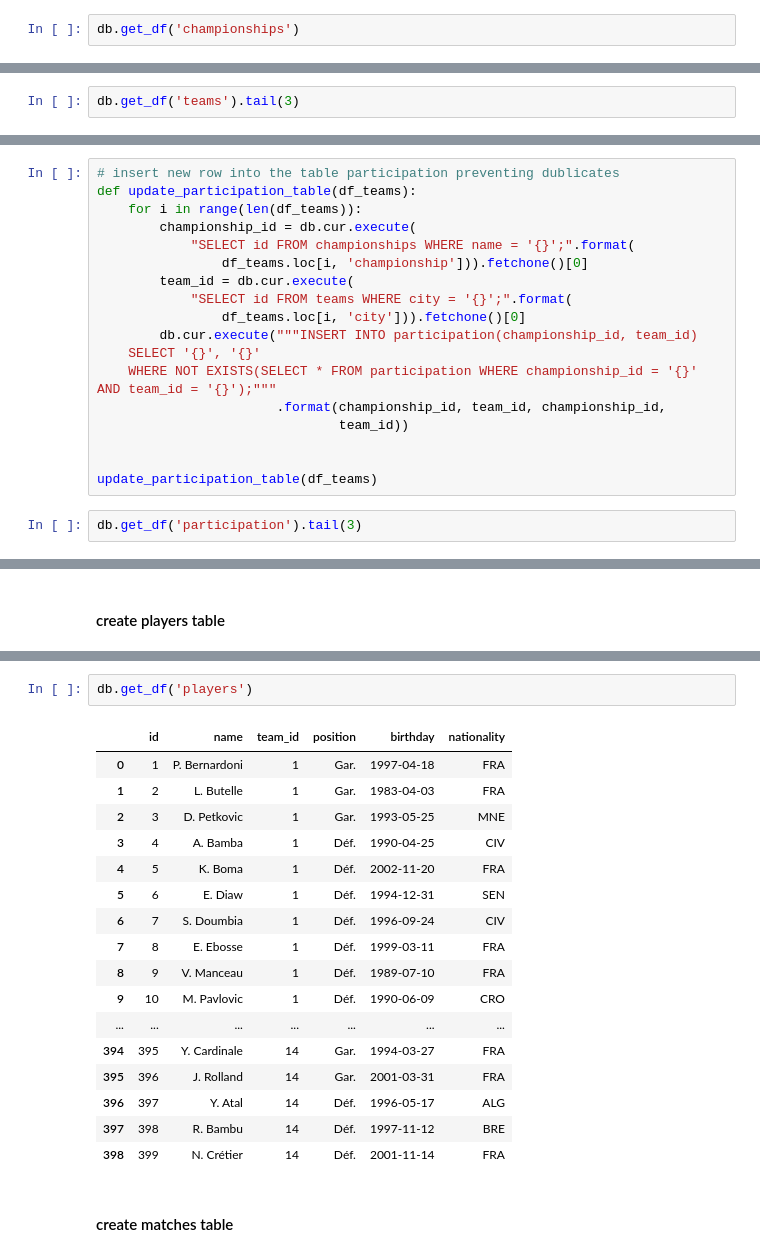
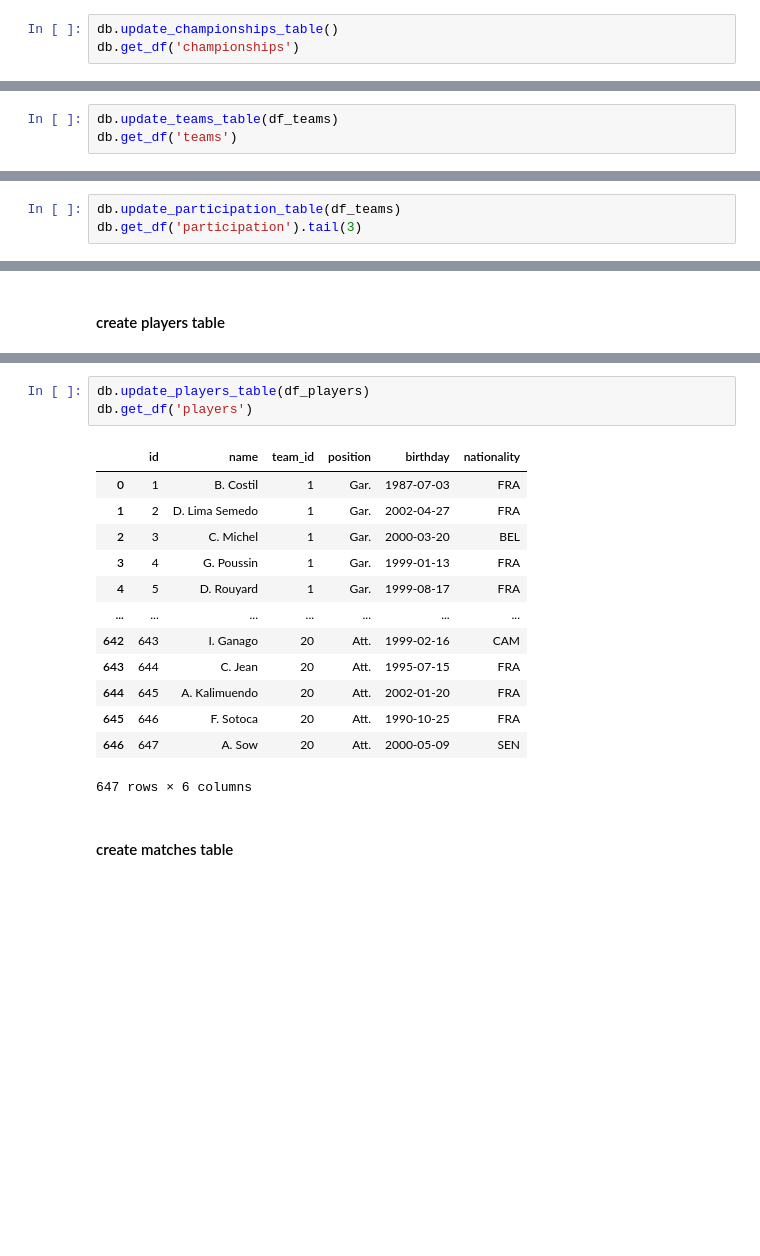
Before and after one commit to rolandina/foot-meteo, a Jupyter notebook: lequipe_scraping.ipynb, the cells around one changed output, grey strips where cells are left out. Cells and saved outputs as stored; diff of their text form; blank space fills up the shorter version.

```diff
--- a/lequipe_scraping.ipynb
+++ b/lequipe_scraping.ipynb
@@ -674,3 +684,4 @@ def insert_row(self, table_name, values):
 # %%
+db.update_championships_table()
 db.get_df('championships')
 # %% [output]
@@ -699,4 +692,5 @@ AND year_founded = "{}");"""
 # %%
-db.get_df('teams').tail(3)
+db.update_teams_table(df_teams)
+db.get_df('teams')
 # %% [output]
 |  | id | name | city | coach_name | year_founded |
@@ -706,24 +713,7 @@ db.get_df('teams').tail(3)
 # %% [markdown]
 #### create participation table
-# %%
-# insert new row into the table participation preventing dublicates
-def update_participation_table(df_teams):
-    for i in range(len(df_teams)):
-        championship_id = db.cur.execute(
-            "SELECT id FROM championships WHERE name = '{}';".format(
-                df_teams.loc[i, 'championship'])).fetchone()[0]
-        team_id = db.cur.execute(
-            "SELECT id FROM teams WHERE city = '{}';".format(
-                df_teams.loc[i, 'city'])).fetchone()[0]
-        db.cur.execute("""INSERT INTO participation(championship_id, team_id)
-    SELECT '{}', '{}'
-    WHERE NOT EXISTS(SELECT * FROM participation WHERE championship_id = '{}' AND team_id = '{}');"""
-                       .format(championship_id, team_id, championship_id,
-                               team_id))
-
-
-update_participation_table(df_teams)
 # %%
+db.update_participation_table(df_teams)
 db.get_df('participation').tail(3)
 # %% [output]
 |  | id | championship_id | team_id |
@@ -762,22 +725,19 @@ for i in range(len(df_players)):
 # %%
+db.update_players_table(df_players)
 db.get_df('players')
 # %% [output]
 |  | id | name | team_id | position | birthday | nationality |
-| 0 | 1 | P. Bernardoni | 1 | Gar. | 1997-04-18 | FRA |
-| 1 | 2 | L. Butelle | 1 | Gar. | 1983-04-03 | FRA |
-| 2 | 3 | D. Petkovic | 1 | Gar. | 1993-05-25 | MNE |
-| 3 | 4 | A. Bamba | 1 | Déf. | 1990-04-25 | CIV |
-| 4 | 5 | K. Boma | 1 | Déf. | 2002-11-20 | FRA |
-| 5 | 6 | E. Diaw | 1 | Déf. | 1994-12-31 | SEN |
-| 6 | 7 | S. Doumbia | 1 | Déf. | 1996-09-24 | CIV |
-| 7 | 8 | E. Ebosse | 1 | Déf. | 1999-03-11 | FRA |
-| 8 | 9 | V. Manceau | 1 | Déf. | 1989-07-10 | FRA |
-| 9 | 10 | M. Pavlovic | 1 | Déf. | 1990-06-09 | CRO |
+| 0 | 1 | B. Costil | 1 | Gar. | 1987-07-03 | FRA |
+| 1 | 2 | D. Lima Semedo | 1 | Gar. | 2002-04-27 | FRA |
+| 2 | 3 | C. Michel | 1 | Gar. | 2000-03-20 | BEL |
+| 3 | 4 | G. Poussin | 1 | Gar. | 1999-01-13 | FRA |
+| 4 | 5 | D. Rouyard | 1 | Gar. | 1999-08-17 | FRA |
 | ... | ... | ... | ... | ... | ... | ... |
-| 394 | 395 | Y. Cardinale | 14 | Gar. | 1994-03-27 | FRA |
-| 395 | 396 | J. Rolland | 14 | Gar. | 2001-03-31 | FRA |
-| 396 | 397 | Y. Atal | 14 | Déf. | 1996-05-17 | ALG |
-| 397 | 398 | R. Bambu | 14 | Déf. | 1997-11-12 | BRE |
-| 398 | 399 | N. Crétier | 14 | Déf. | 2001-11-14 | FRA |
+| 642 | 643 | I. Ganago | 20 | Att. | 1999-02-16 | CAM |
+| 643 | 644 | C. Jean | 20 | Att. | 1995-07-15 | FRA |
+| 644 | 645 | A. Kalimuendo | 20 | Att. | 2002-01-20 | FRA |
+| 645 | 646 | F. Sotoca | 20 | Att. | 1990-10-25 | FRA |
+| 646 | 647 | A. Sow | 20 | Att. | 2000-05-09 | SEN |
+647 rows × 6 columns
 # %% [markdown]
 #### create matches table
```
Also changed, not shown: parts of 63 cells of this notebook.
